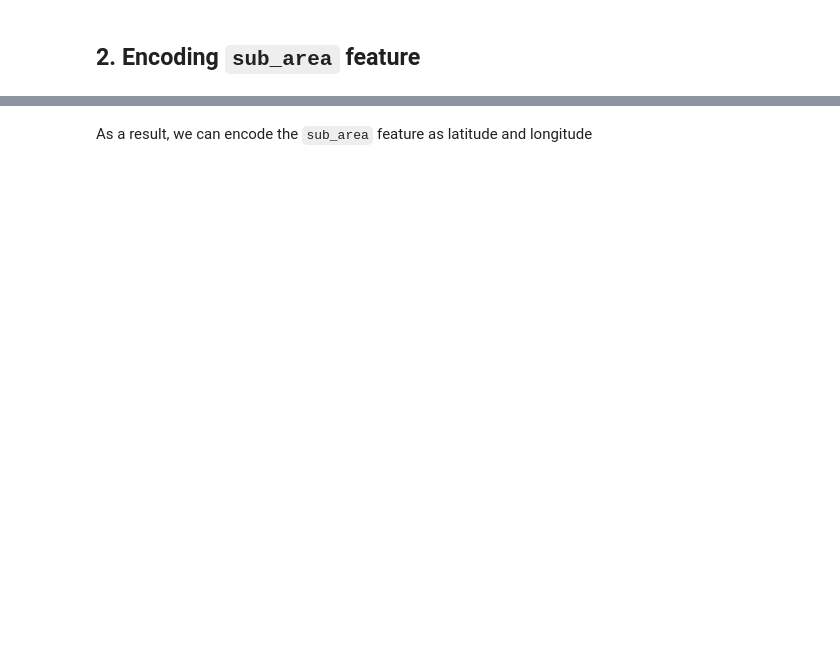
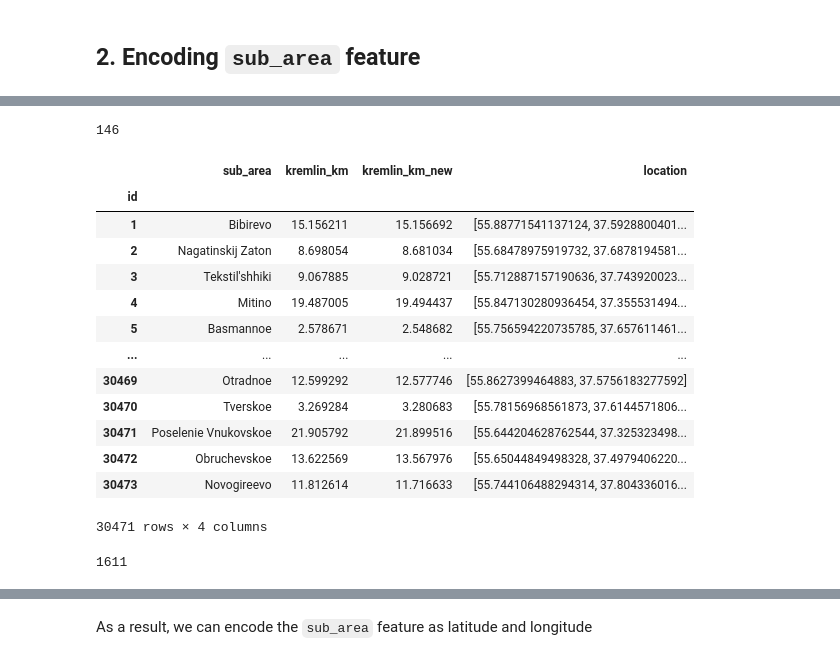
Before and after one commit to STASVLAD/Kaggle-contest-Sberbank-Russian-Housing-Market, a Jupyter notebook: features.ipynb, the cells around one changed output, grey strips where cells are left out. Saved outputs shown, nothing was run; the diff lists cells and outputs as text; code cells hidden in the pictures; blank space fills up the shorter version.

```diff
--- a/features.ipynb
+++ b/features.ipynb
@@ -96,0 +98,5 @@ coords[id_min]
+# %%
+coords_df = train_df[['sub_area', 'kremlin_km']].copy()
+coords_df['kremlin_km_new'] = -1
+coords_df['location'] = -1
+coords_df.head()
@@ -96,0 +111,41 @@ coords[id_min]
+# %%
+sub_areas = coords_df.sub_area.unique()
+len(sub_areas)
+# %% [output]
+146
+# %%
+for sub_area in tqdm(sub_areas):
+    grid = make_grid(geo_df[geo_df['sub_area'] == sub_area].geometry, tol=300)
+
+    coords = []
+    for point in grid:
+        coords.append([point.xy[1][0], point.xy[0][0]])
+
+    distances = []
+    for coord in coords:
+        distances.append(distance2kremlin(coord))
+    distances = np.array(distances)
+
+    id_min = coords_df[coords_df['sub_area'] == sub_area].kremlin_km.apply(
+        lambda x: np.argmin(np.abs(distances - x))
+    )
+
+    coords_df.loc[id_min.index, 'location'] = id_min.apply(lambda x: coords[x])
+    coords_df.loc[id_min.index, 'kremlin_km_new'] = id_min.apply(lambda x: distances[x])
+# %%
+coords_df
+# %% [output]
+|  | sub_area | kremlin_km | kremlin_km_new | location |
+| id |  |  |  |  |
+| 1 | Bibirevo | 15.156211 | 15.156692 | [55.88771541137124, 37.5928800401... |
+| 2 | Nagatinskij Zaton | 8.698054 | 8.681034 | [55.68478975919732, 37.6878194581... |
+| 3 | Tekstil'shhiki | 9.067885 | 9.028721 | [55.712887157190636, 37.743920023... |
+| 4 | Mitino | 19.487005 | 19.494437 | [55.847130280936454, 37.355531494... |
+| 5 | Basmannoe | 2.578671 | 2.548682 | [55.756594220735785, 37.657611461... |
+| ... | ... | ... | ... | ... |
+| 30469 | Otradnoe | 12.599292 | 12.577746 | [55.8627399464883, 37.5756183277592] |
+| 30470 | Tverskoe | 3.269284 | 3.280683 | [55.78156968561873, 37.6144571806... |
+| 30471 | Poselenie Vnukovskoe | 21.905792 | 21.899516 | [55.644204628762544, 37.325323498... |
+| 30472 | Obruchevskoe | 13.622569 | 13.567976 | [55.65044849498328, 37.4979406220... |
+| 30473 | Novogireevo | 11.812614 | 11.716633 | [55.744106488294314, 37.804336016... |
+30471 rows × 4 columns
@@ -97 +154,10 @@ coords[id_min]
+# %%
+errors = []
+for sum_area in sub_areas:
+    error = coords_df[coords_df['sub_area'] == sum_area].kremlin_km - coords_df[coords_df['sub_area'] == sum_area].kremlin_km_new
+    errors.append(len(error[np.abs(error)>0.1]))
+    # print(f'{sum_area} : {len(error[np.abs(error)>0.5])}')
+np.sum(errors)
+# %% [output]
+1611
 # %%
```
Also changed, not shown: parts of 9 cells of this notebook, 3 other files.
